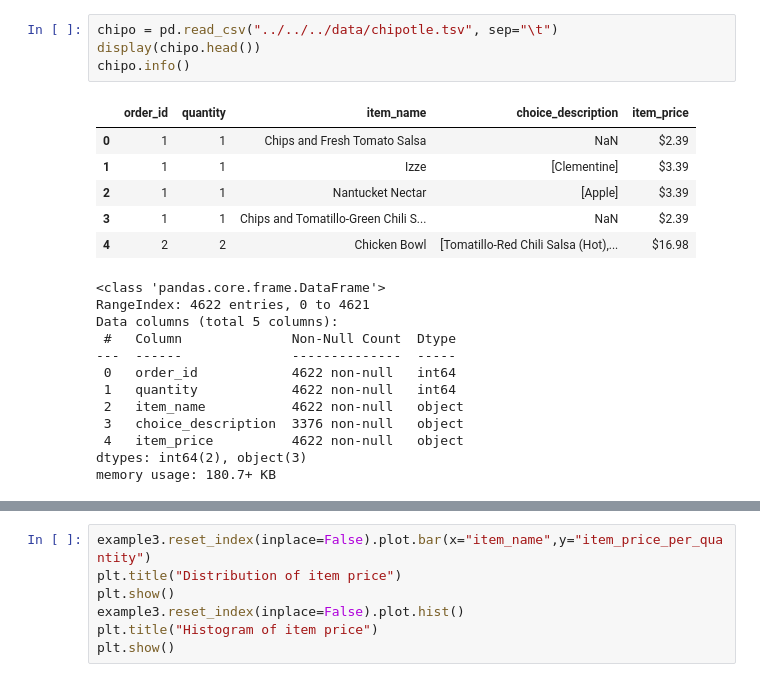
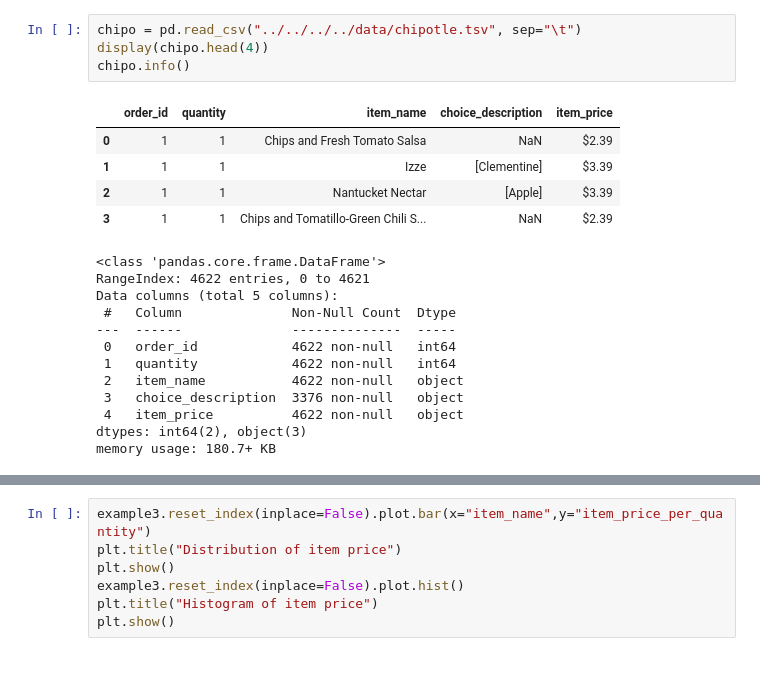
Before and after one commit to lemontree1729/Learning-py-java-etc, a Jupyter notebook: courses/data_analysis/d048/example1_2.ipynb, the cells around one changed output, grey strips where cells are left out. Cells and saved outputs as stored; diff of their text form.

```diff
--- a/courses/data_analysis/d048/example1_2.ipynb
+++ b/courses/data_analysis/d048/example1_2.ipynb
@@ -10,15 +10,14 @@ d:\github\learning-py-java-etc\course\d048
 [interactive output not drawn]
 # %%
-chipo = pd.read_csv("../../../data/chipotle.tsv", sep="\t")
-display(chipo.head())
+chipo = pd.read_csv("../../../../data/chipotle.tsv", sep="\t")
+display(chipo.head(4))
 chipo.info()
 # %% [output]
 |  | order_id | quantity | item_name | choice_description | item_price |
 | 0 | 1 | 1 | Chips and Fresh Tomato Salsa | NaN | $2.39 |
 | 1 | 1 | 1 | Izze | [Clementine] | $3.39 |
 | 2 | 1 | 1 | Nantucket Nectar | [Apple] | $3.39 |
 | 3 | 1 | 1 | Chips and Tomatillo-Green Chili S... | NaN | $2.39 |
-| 4 | 2 | 2 | Chicken Bowl | [Tomatillo-Red Chili Salsa (Hot),... | $16.98 |
 <class 'pandas.core.frame.DataFrame'>
 RangeIndex: 4622 entries, 0 to 4621
 Data columns (total 5 columns):
```
Also changed, not shown: parts of 9 cells of this notebook, 1 other file.
